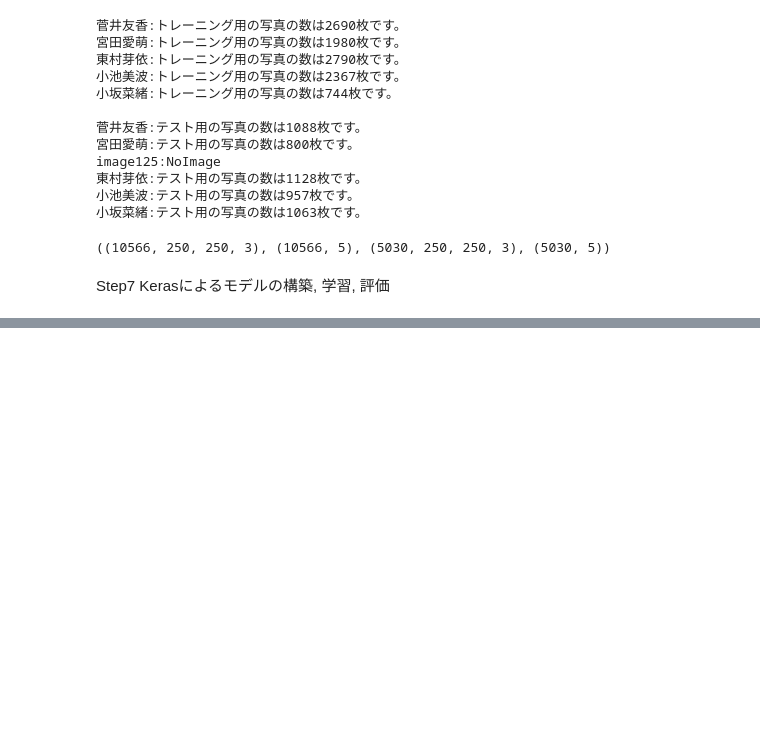
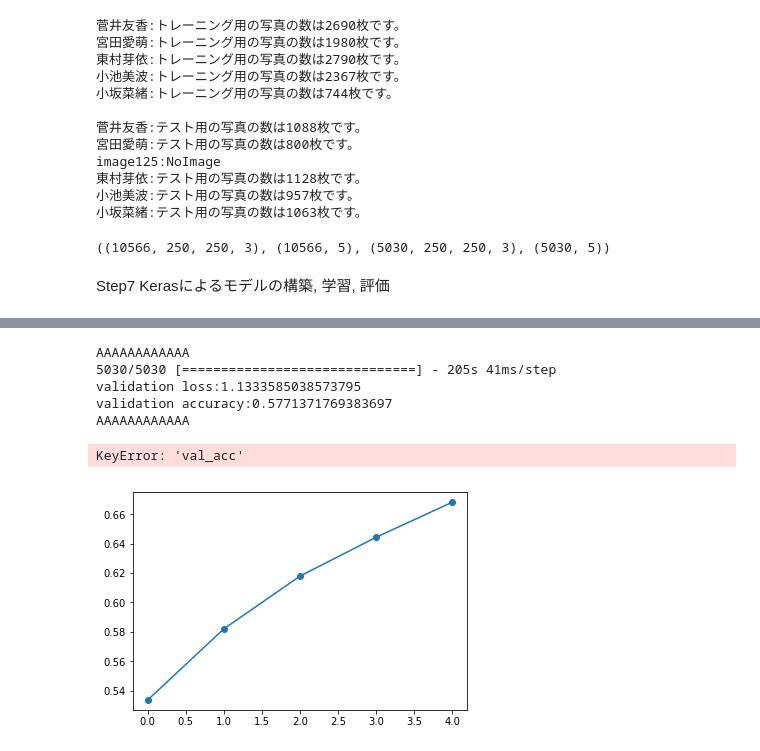
Before and after one commit to katoyu/keyaki-face-classification, a Jupyter notebook: face_classification1.ipynb, the cells around one changed output, grey strips where cells are left out. Cells and saved outputs as stored; diff of their text form; code cells hidden in the pictures; blank space fills up the shorter version.

Commit message:
Add files via upload
succeed about plotting graph of accuracy, but it don't have val_acc data. why?

```diff
--- a/face_classification1.ipynb
+++ b/face_classification1.ipynb
@@ -346,0 +354,34 @@ Epoch 2/5
+# %%
+import matplotlib.pyplot as plt
+
+# 汎化制度の評価・表示
+print('AAAAAAAAAAAA')
+
+score = model.evaluate(X_test, y_test, batch_size=32)
+print('validation loss:{0[0]}\nvalidation accuracy:{0[1]}'.format(score))
+
+print('AAAAAAAAAAAA')
+
+#acc, val_accのプロット
+plt.plot(history.history["acc"], label="acc", ls="-", marker="o")
+plt.plot(history.history["val_acc"], label="val_acc", ls="-", marker="x")
+plt.ylabel("accuracy")
+plt.xlabel("epoch")
+plt.legend(loc="best")
+plt.show()
+
+print('AAAAAAAAAAAA')
+
+
+#モデルを保存
+model.save("MyModel.h5")
+
+#なんか実行待ちになってタイムアウトしちゃうのかな？何だろう
+# %% [output]
+AAAAAAAAAAAA
+5030/5030 [==============================] - 205s 41ms/step
+validation loss:1.1333585038573795
+validation accuracy:0.5771371769383697
+AAAAAAAAAAAA
+KeyError: 'val_acc'
+[figure, added]
```
Also changed, not shown: parts of 2 cells of this notebook.
